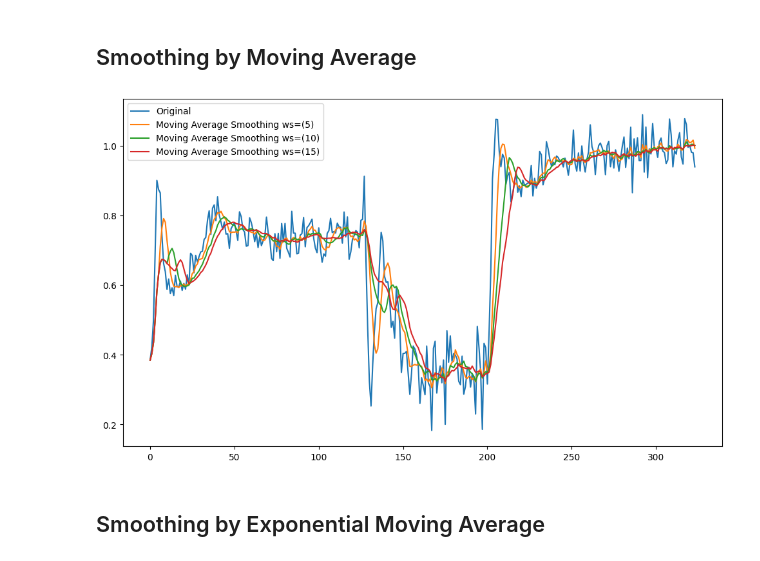
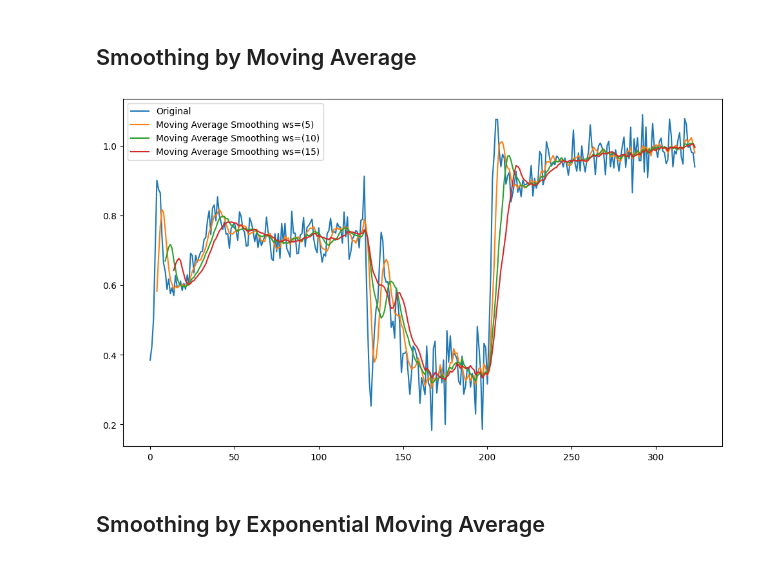
Before and after one commit to BlueAsuka/Rocket-RAG, a Jupyter notebook: notebooks/data_smoothing.ipynb, the cells around one changed output. Drawn from its saved outputs; the diff is of its cells as text; code cells hidden in the pictures.

```diff
--- a/notebooks/data_smoothing.ipynb
+++ b/notebooks/data_smoothing.ipynb
@@ -82,16 +71,16 @@ memory usage: 7.7 KB
 # %%
 plt.figure(figsize=(12, 7))
 plt.plot(rand_file_df['current'])
-plt.plot(moving_average_smoothing(rand_file_df['current'], SMOOTHING_CUR_WINDOW_SIZE1, tolist=False))
-plt.plot(moving_average_smoothing(rand_file_df['current'], SMOOTHING_CUR_WINDOW_SIZE2, tolist=False))
-plt.plot(moving_average_smoothing(rand_file_df['current'], SMOOTHING_CUR_WINDOW_SIZE3, tolist=False))
+plt.plot(rand_file_df['current'].rolling(SMOOTHING_CUR_WINDOW_SIZE1).mean())
+plt.plot(rand_file_df['current'].rolling(SMOOTHING_CUR_WINDOW_SIZE2).mean())
+plt.plot(rand_file_df['current'].rolling(SMOOTHING_CUR_WINDOW_SIZE3).mean())
 plt.legend(['Original',
             f'Moving Average Smoothing ws=({SMOOTHING_CUR_WINDOW_SIZE1})',
             f'Moving Average Smoothing ws=({SMOOTHING_CUR_WINDOW_SIZE2})',
             f'Moving Average Smoothing ws=({SMOOTHING_CUR_WINDOW_SIZE3})'])
 plt.show()
 # %% [output]
-[figure, old version]
+[figure, new version]
 # %% [markdown]
 ## Smoothing by Exponential Moving Average
 # %%
```
Also changed, not shown: parts of 4 cells of this notebook.
